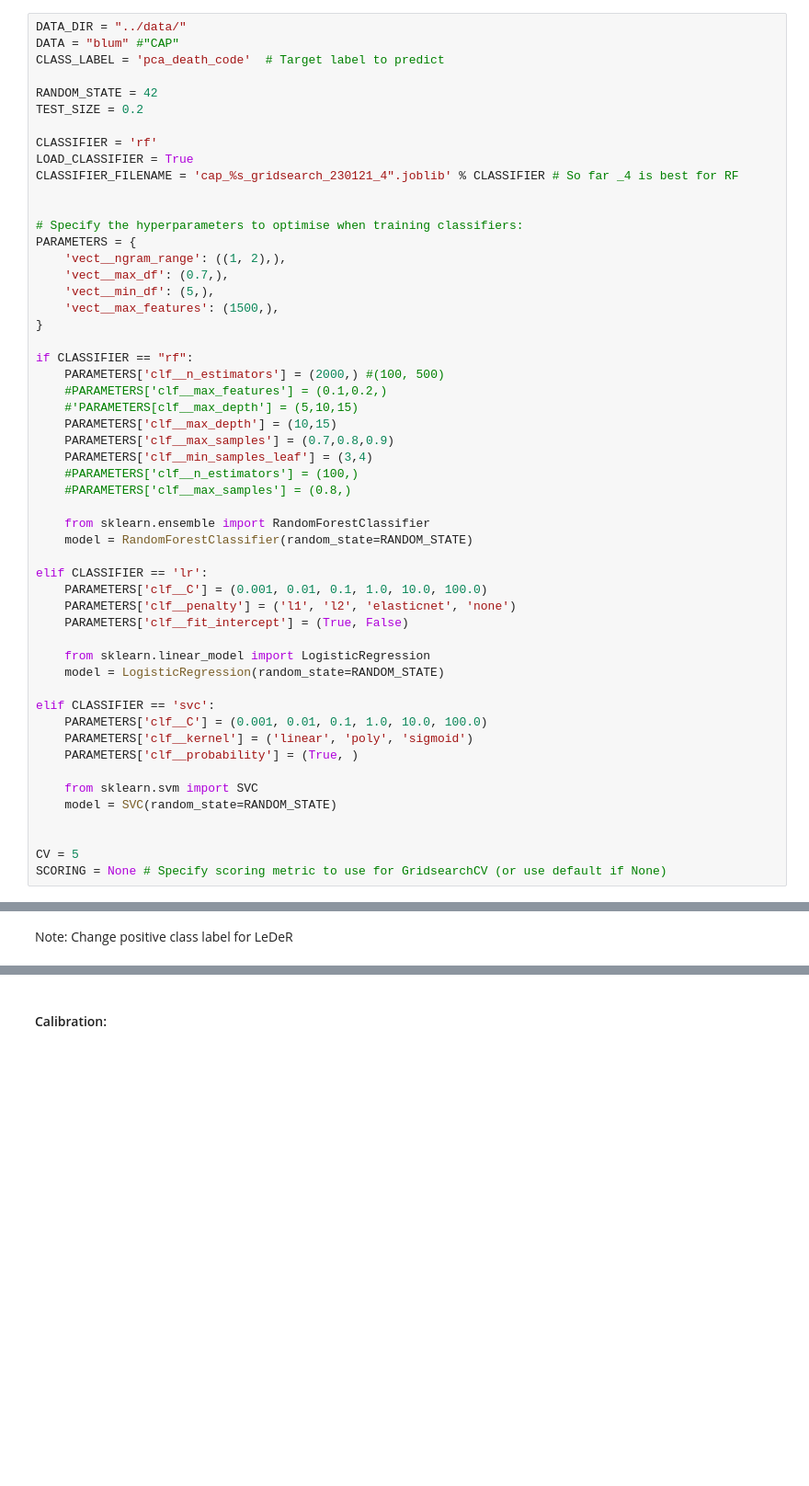
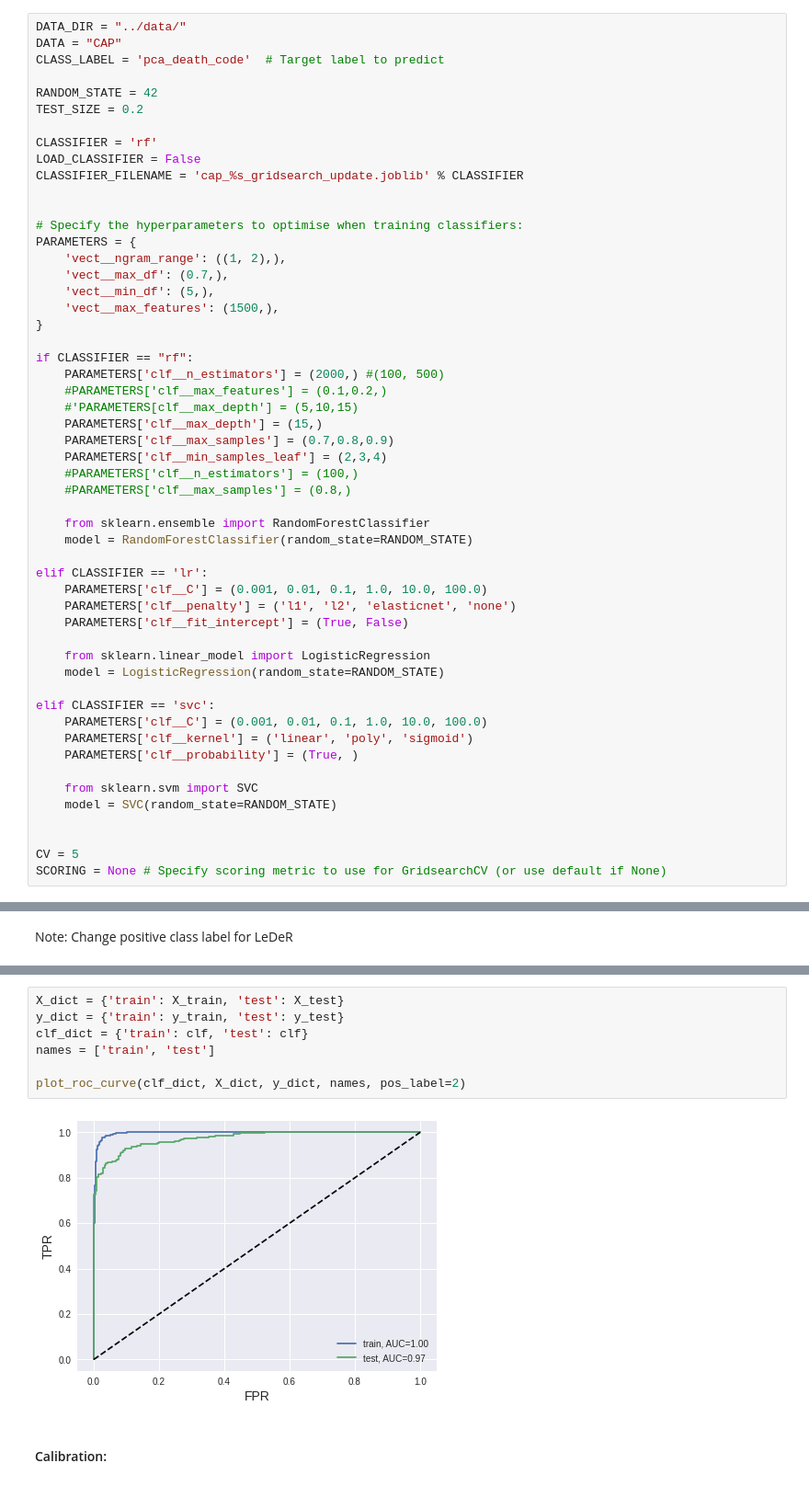
Before and after one commit to UHBristolDataScience/CAP-LeDeR-classification, a Jupyter notebook: fitting_classifiers.ipynb, the cells around one changed output, grey strips where cells are left out. Shown at 92% size. Cells and saved outputs as stored; diff of their text form; blank space fills up the shorter version.

Commit message:
updated performance metrics, retrained classifiers and removed old notebook

```diff
--- a/fitting_classifiers.ipynb
+++ b/fitting_classifiers.ipynb
@@ -27,15 +27,15 @@
 We set global variables that define behaviour of this script.
 # %%
 DATA_DIR = "../data/"
-DATA = "blum" #"CAP"
+DATA = "CAP"
 CLASS_LABEL = 'pca_death_code'  # Target label to predict
 
 RANDOM_STATE = 42
 TEST_SIZE = 0.2
 
 CLASSIFIER = 'rf'
-LOAD_CLASSIFIER = True
-CLASSIFIER_FILENAME = 'cap_%s_gridsearch_230121_4".joblib' % CLASSIFIER # So far _4 is best for RF
+LOAD_CLASSIFIER = False
+CLASSIFIER_FILENAME = 'cap_%s_gridsearch_update.joblib' % CLASSIFIER
 
 
 # Specify the hyperparameters to optimise when training classifiers:
@@ -50,9 +50,9 @@ if CLASSIFIER == "rf":
     PARAMETERS['clf__n_estimators'] = (2000,) #(100, 500)
     #PARAMETERS['clf__max_features'] = (0.1,0.2,)
     #'PARAMETERS[clf__max_depth'] = (5,10,15)
-    PARAMETERS['clf__max_depth'] = (10,15)
+    PARAMETERS['clf__max_depth'] = (15,)
     PARAMETERS['clf__max_samples'] = (0.7,0.8,0.9)
-    PARAMETERS['clf__min_samples_leaf'] = (3,4)
+    PARAMETERS['clf__min_samples_leaf'] = (2,3,4)
     #PARAMETERS['clf__n_estimators'] = (100,)
     #PARAMETERS['clf__max_samples'] = (0.8,)
 
@@ -247,3 +231,12 @@ plot_roc_curve(clf, X_train, y_train, X_test, y_test, "train", "test", pos_label
+# %%
+X_dict = {'train': X_train, 'test': X_test}
+y_dict = {'train': y_train, 'test': y_test}
+clf_dict = {'train': clf, 'test': clf}
+names = ['train', 'test']
+
+plot_roc_curve(clf_dict, X_dict, y_dict, names, pos_label=2)
+# %% [output]
+[figure, added]
 # %% [markdown]
 #### Calibration:
 # %%
```
Also changed, not shown: parts of 32 cells of this notebook, 6 other files.
